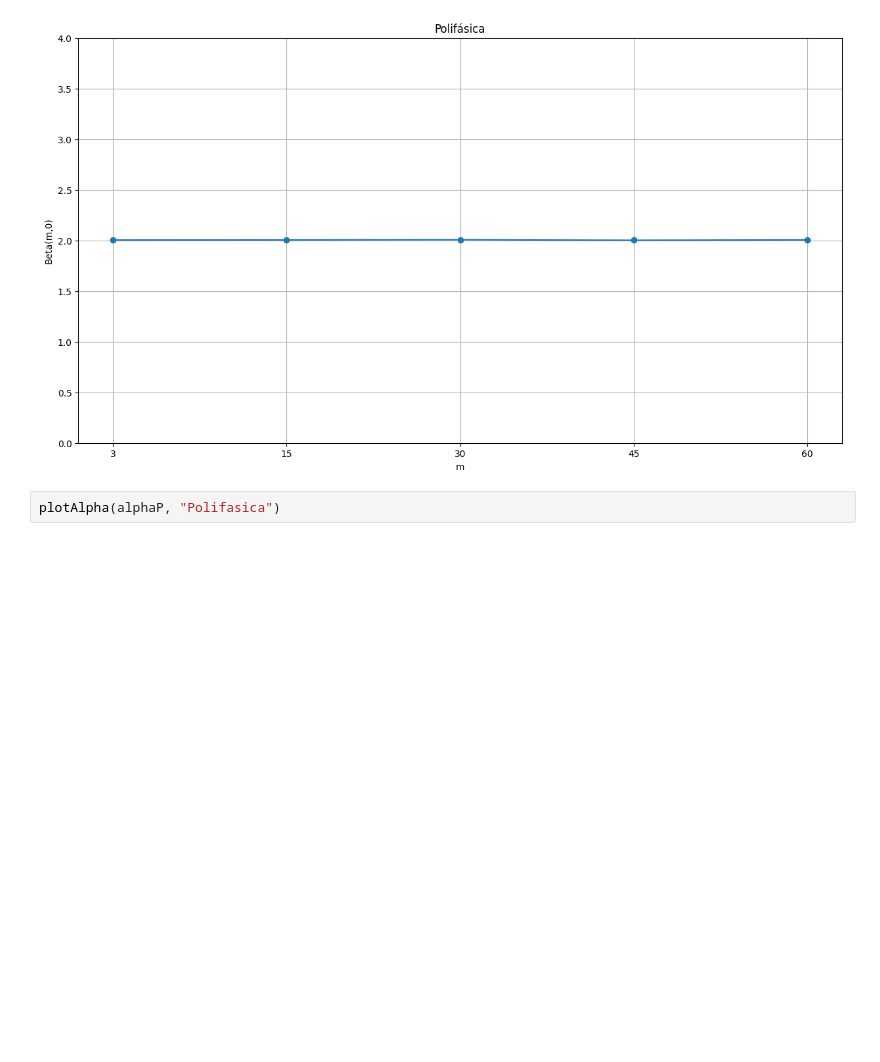
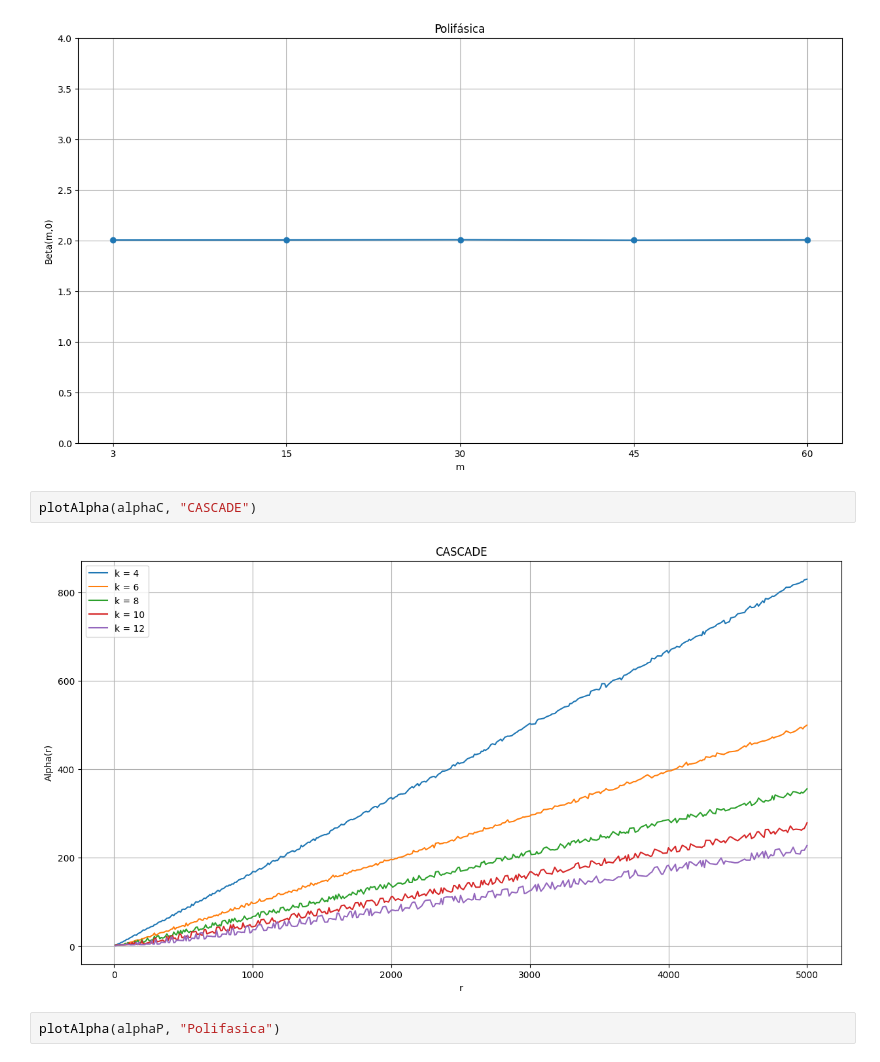
Before and after one commit to caiogmello/ordenacao_externa_eda2, a Jupyter notebook: plot.ipynb, the cells around one changed output. Cells and saved outputs as stored; diff of their text form; blank space fills up the shorter version.

```diff
--- a/plot.ipynb
+++ b/plot.ipynb
@@ -24,6 +29,10 @@ plotBeta(betaB,'Multi-caminhos',0,4)
 plotBeta(betaP,'Polifásica', 0,4)
 # %% [output]
 [figure]
+# %%
+plotAlpha(alphaC, "CASCADE")
+# %% [output]
+[figure, added]
 # %%
 plotAlpha(alphaP, "Polifasica")
 # %% [output]
```
Also changed, not shown: parts of 5 cells of this notebook, 7 other files.
